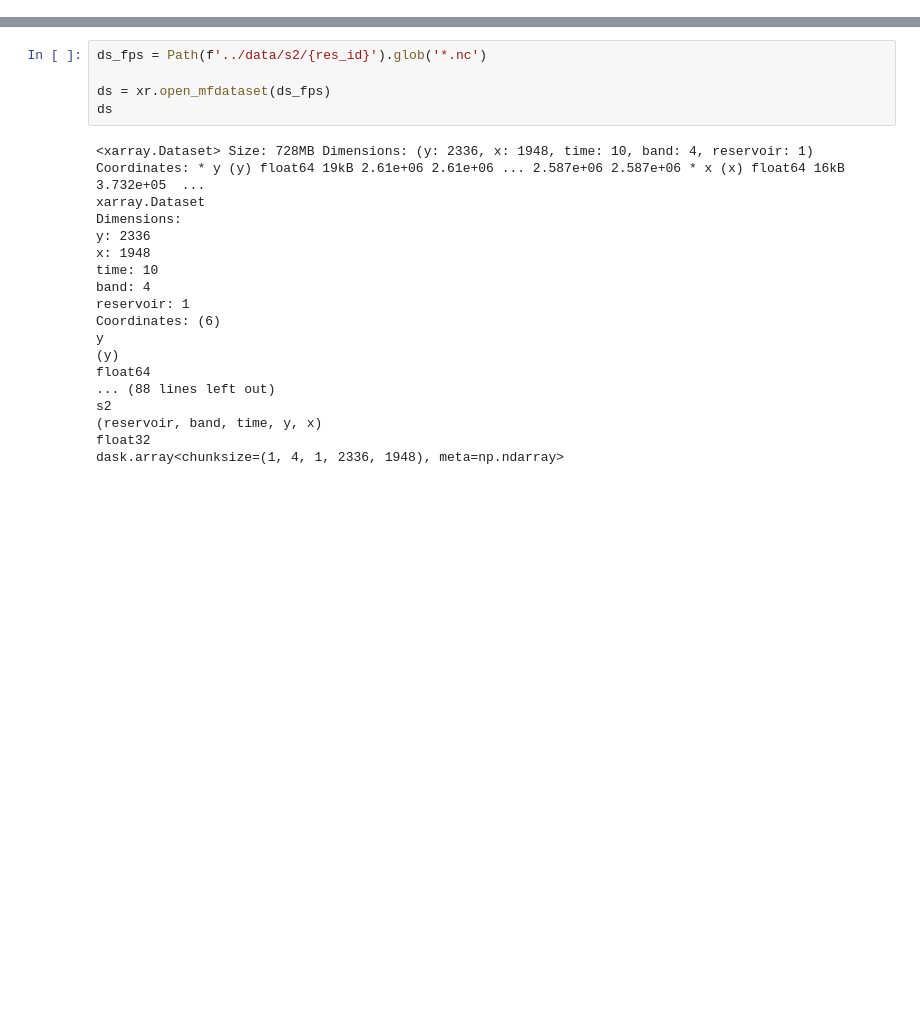
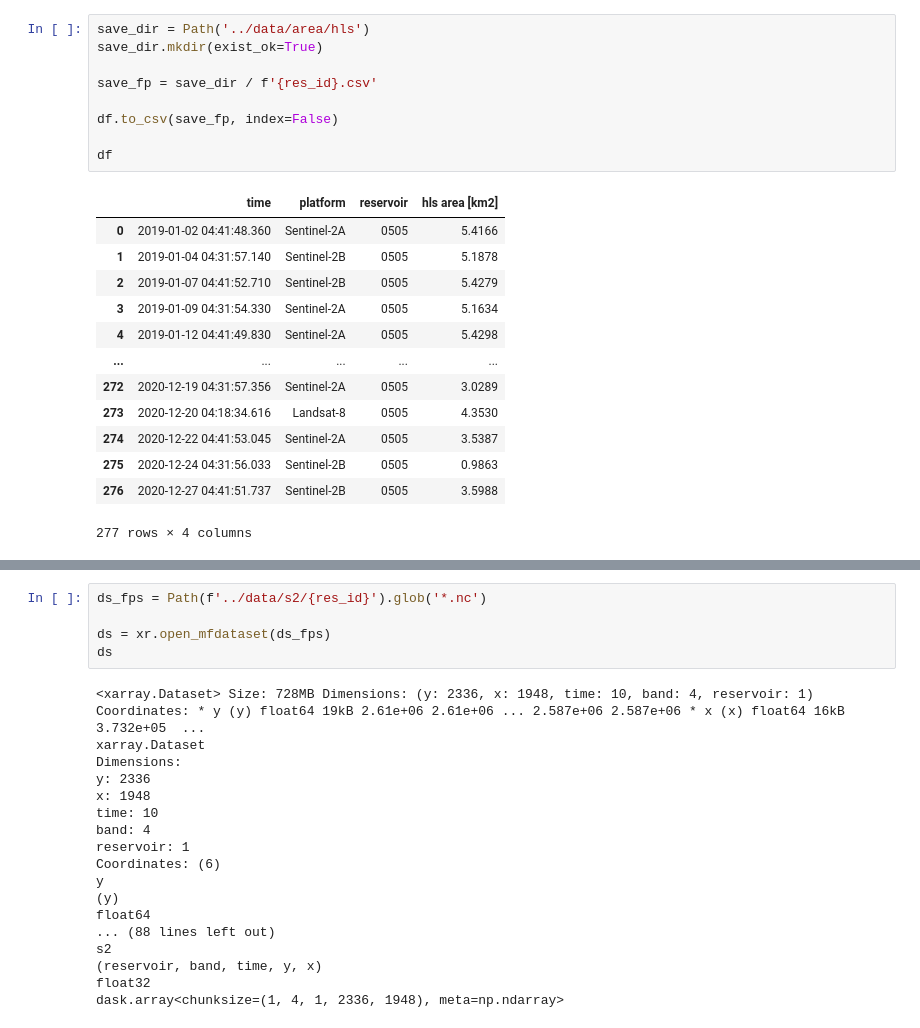
Before and after one commit to UW-SASWE/tmspp, a Jupyter notebook: notebooks/03-classification.ipynb, the cells around one changed output, grey strips where cells are left out. Cells and saved outputs as stored; diff of their text form; blank space fills up the shorter version.

```diff
--- a/notebooks/03-classification.ipynb
+++ b/notebooks/03-classification.ipynb
@@ -27,0 +556,23 @@ buffered_roi
+# %%
+save_dir = Path('../data/area/hls')
+save_dir.mkdir(exist_ok=True)
+
+save_fp = save_dir / f'{res_id}.csv'
+
+df.to_csv(save_fp, index=False)
+
+df
+# %% [output]
+|  | time | platform | reservoir | hls area [km2] |
+| 0 | 2019-01-02 04:41:48.360 | Sentinel-2A | 0505 | 5.4166 |
+| 1 | 2019-01-04 04:31:57.140 | Sentinel-2B | 0505 | 5.1878 |
+| 2 | 2019-01-07 04:41:52.710 | Sentinel-2B | 0505 | 5.4279 |
+| 3 | 2019-01-09 04:31:54.330 | Sentinel-2A | 0505 | 5.1634 |
+| 4 | 2019-01-12 04:41:49.830 | Sentinel-2A | 0505 | 5.4298 |
+| ... | ... | ... | ... | ... |
+| 272 | 2020-12-19 04:31:57.356 | Sentinel-2A | 0505 | 3.0289 |
+| 273 | 2020-12-20 04:18:34.616 | Landsat-8 | 0505 | 4.3530 |
+| 274 | 2020-12-22 04:41:53.045 | Sentinel-2A | 0505 | 3.5387 |
+| 275 | 2020-12-24 04:31:56.033 | Sentinel-2B | 0505 | 0.9863 |
+| 276 | 2020-12-27 04:41:51.737 | Sentinel-2B | 0505 | 3.5988 |
+277 rows × 4 columns
```
Also changed, not shown: parts of 41 cells of this notebook, 1 other file.
